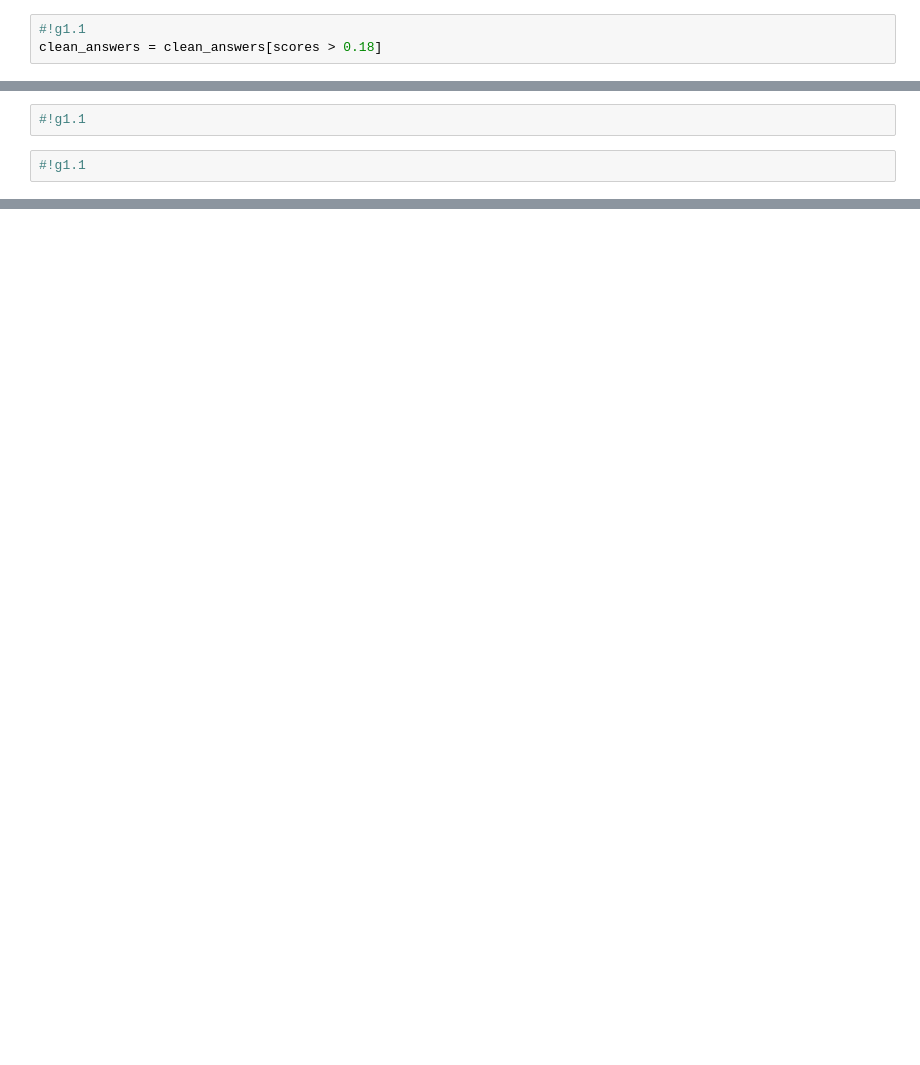
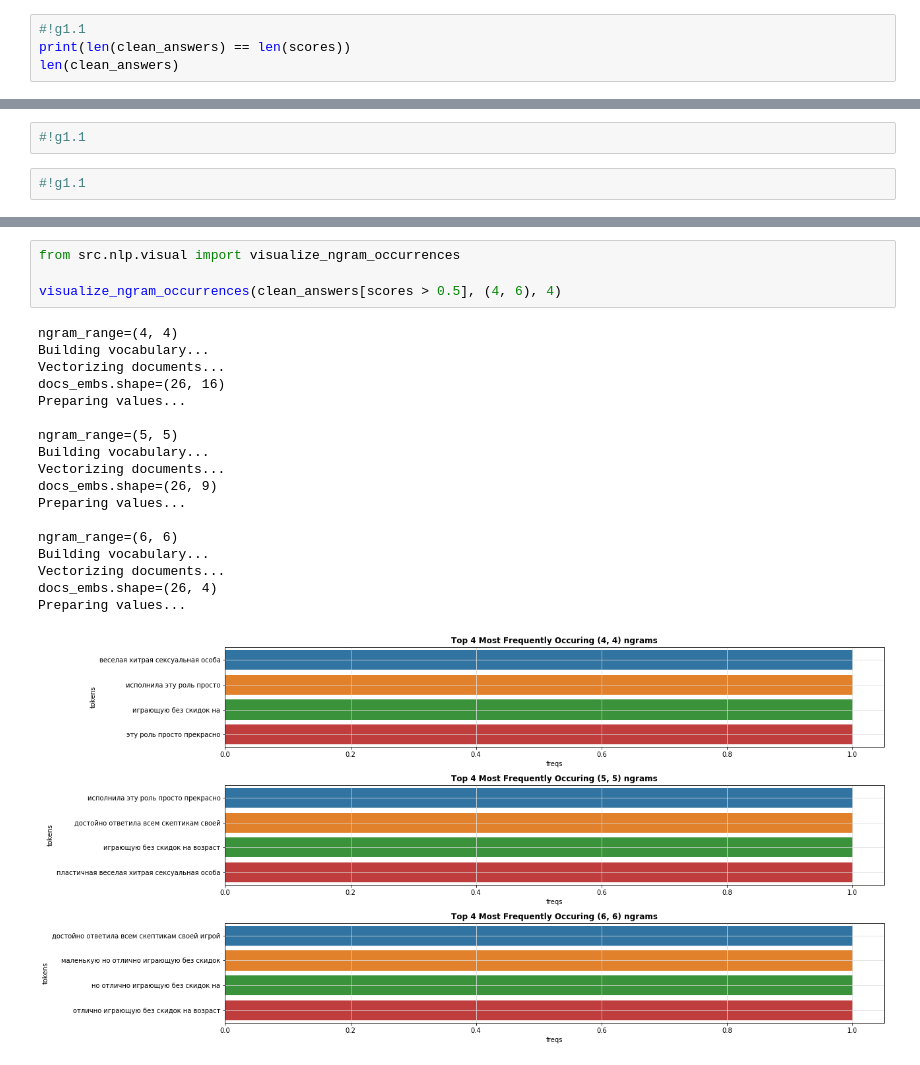
Before and after one commit to YaroslavPr17/nlp-coursework, a Jupyter notebook: notebooks/models/summarization/WordCloud by QA.ipynb, the cells around one changed output, grey strips where cells are left out. Saved outputs shown, nothing was run; the diff lists cells and outputs as text; blank space fills up the shorter version.

```diff
--- a/notebooks/models/summarization/WordCloud by QA.ipynb
+++ b/notebooks/models/summarization/WordCloud by QA.ipynb
@@ -179,3 +269,4 @@ scores = np.array(scores)
 # %%
 #!g1.1
-clean_answers = clean_answers[scores > 0.18]
+print(len(clean_answers) == len(scores))
+len(clean_answers)
@@ -220,0 +312,23 @@ wc.to_image()
+# %%
+from src.nlp.visual import visualize_ngram_occurrences
+
+visualize_ngram_occurrences(clean_answers[scores > 0.5], (4, 6), 4)
+# %% [output]
+ngram_range=(4, 4)
+Building vocabulary...
+Vectorizing documents...
+docs_embs.shape=(26, 16)
+Preparing values...
+
+ngram_range=(5, 5)
+Building vocabulary...
+Vectorizing documents...
+docs_embs.shape=(26, 9)
+Preparing values...
+
+ngram_range=(6, 6)
+Building vocabulary...
+Vectorizing documents...
+docs_embs.shape=(26, 4)
+Preparing values...
+[figure, added]
```
Also changed, not shown: parts of 19 cells of this notebook.
